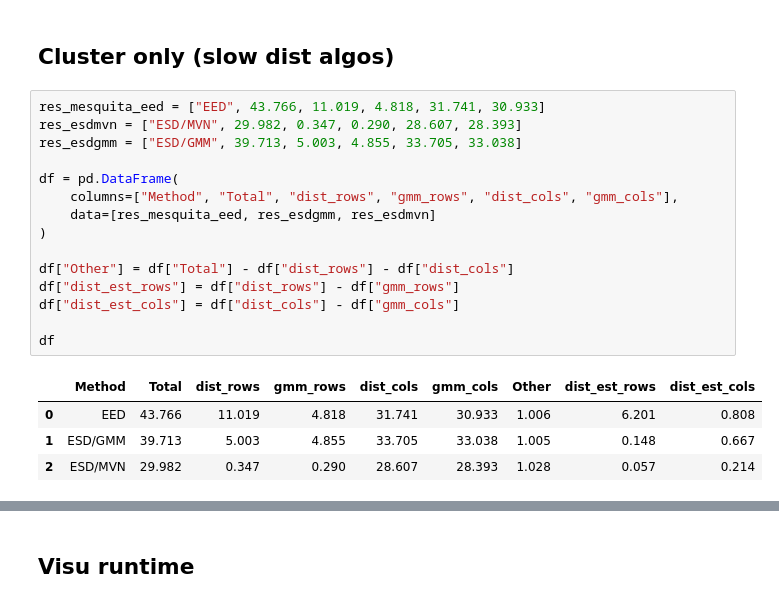
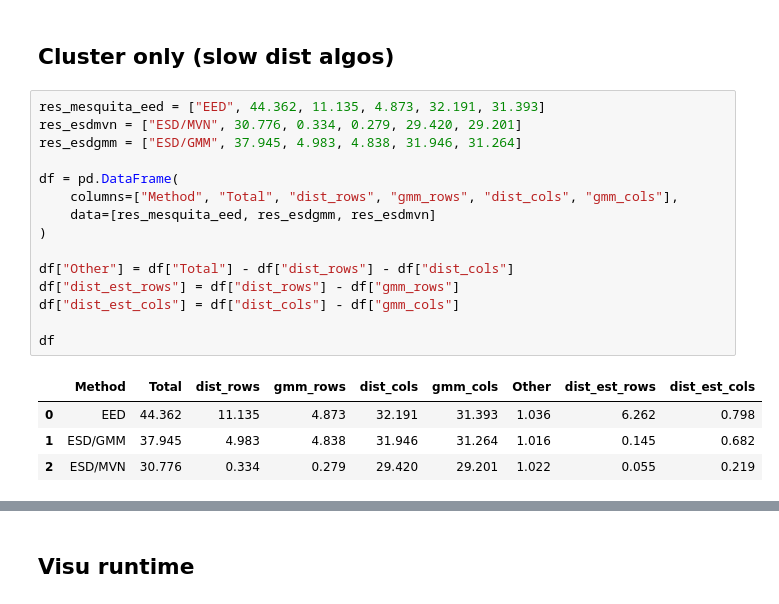
Before and after one commit to jorisfu/chm-supp, a Jupyter notebook: analysis/timing-pyinstrument.ipynb, the cells around one changed output, grey strips where cells are left out. Drawn from its saved outputs; the diff is of its cells as text.

```diff
--- a/analysis/timing-pyinstrument.ipynb
+++ b/analysis/timing-pyinstrument.ipynb
@@ -5,25 +5,25 @@ import plotly.graph_objects as go
 # %% [markdown]
 ## Cluster only (slow dist algos)
 # %%
-res_mesquita_eed = ["EED", 43.766, 11.019, 4.818, 31.741, 30.933]
-res_esdmvn = ["ESD/MVN", 29.982, 0.347, 0.290, 28.607, 28.393]
-res_esdgmm = ["ESD/GMM", 39.713, 5.003, 4.855, 33.705, 33.038]
+res_mesquita_eed = ["EED", 44.362, 11.135, 4.873, 32.191, 31.393]
+res_esdmvn = ["ESD/MVN", 30.776, 0.334, 0.279, 29.420, 29.201]
+res_esdgmm = ["ESD/GMM", 37.945, 4.983, 4.838, 31.946, 31.264]
 
 df = pd.DataFrame(
     columns=["Method", "Total", "dist_rows", "gmm_rows", "dist_cols", "gmm_cols"],
     data=[res_mesquita_eed, res_esdgmm, res_esdmvn]
 )
 
 df["Other"] = df["Total"] - df["dist_rows"] - df["dist_cols"]
 df["dist_est_rows"] = df["dist_rows"] - df["gmm_rows"]
 df["dist_est_cols"] = df["dist_cols"] - df["gmm_cols"]
 
 df
 # %% [output]
 |  | Method | Total | dist_rows | gmm_rows | dist_cols | gmm_cols | Other | dist_est_rows | dist_est_cols |
-| 0 | EED | 43.766 | 11.019 | 4.818 | 31.741 | 30.933 | 1.006 | 6.201 | 0.808 |
-| 1 | ESD/GMM | 39.713 | 5.003 | 4.855 | 33.705 | 33.038 | 1.005 | 0.148 | 0.667 |
-| 2 | ESD/MVN | 29.982 | 0.347 | 0.290 | 28.607 | 28.393 | 1.028 | 0.057 | 0.214 |
+| 0 | EED | 44.362 | 11.135 | 4.873 | 32.191 | 31.393 | 1.036 | 6.262 | 0.798 |
+| 1 | ESD/GMM | 37.945 | 4.983 | 4.838 | 31.946 | 31.264 | 1.016 | 0.145 | 0.682 |
+| 2 | ESD/MVN | 30.776 | 0.334 | 0.279 | 29.420 | 29.201 | 1.022 | 0.055 | 0.219 |
 # %%
 fig = go.Figure()
 
```
Also changed, not shown: parts of 1 cell of this notebook, 5 other files.
